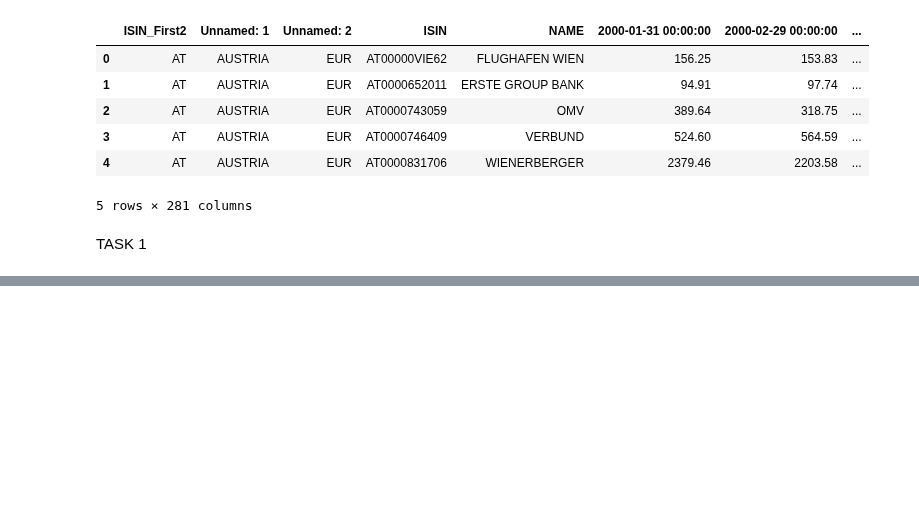
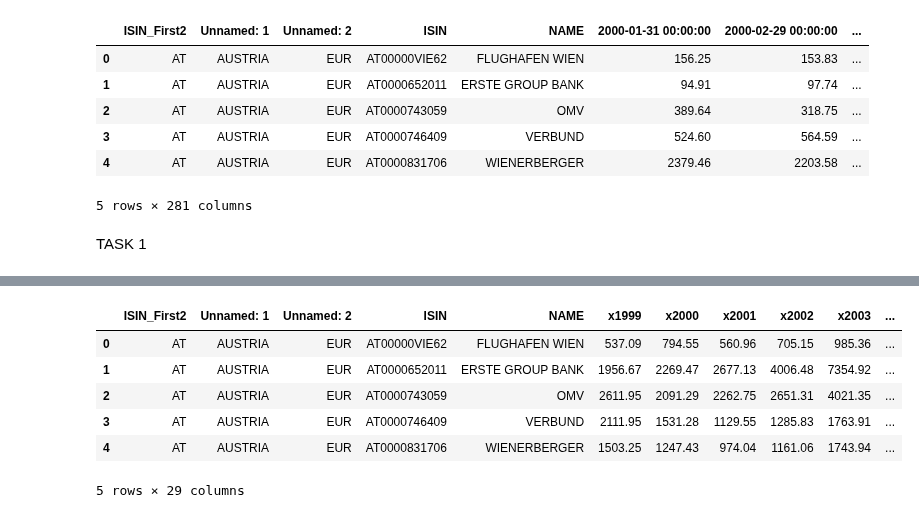
Before and after one commit to GiammarcoBozzelli/SEF, a Jupyter notebook: main.ipynb, the cells around one changed output, grey strips where cells are left out. Saved outputs shown, nothing was run; the diff lists cells and outputs as text; code cells hidden in the pictures; blank space fills up the shorter version.

```diff
--- a/main.ipynb
+++ b/main.ipynb
@@ -175,0 +191,10 @@ TASK 1
+# %%
+dfycapitalization.head()
+# %% [output]
+|  | ISIN_First2 | Unnamed: 1 | Unnamed: 2 | ISIN | NAME | x1999 | x2000 | x2001 | x2002 | x2003 | ... |
+| 0 | AT | AUSTRIA | EUR | AT00000VIE62 | FLUGHAFEN WIEN | 537.09 | 794.55 | 560.96 | 705.15 | 985.36 | ... |
+| 1 | AT | AUSTRIA | EUR | AT0000652011 | ERSTE GROUP BANK | 1956.67 | 2269.47 | 2677.13 | 4006.48 | 7354.92 | ... |
+| 2 | AT | AUSTRIA | EUR | AT0000743059 | OMV | 2611.95 | 2091.29 | 2262.75 | 2651.31 | 4021.35 | ... |
+| 3 | AT | AUSTRIA | EUR | AT0000746409 | VERBUND | 2111.95 | 1531.28 | 1129.55 | 1285.83 | 1763.91 | ... |
+| 4 | AT | AUSTRIA | EUR | AT0000831706 | WIENERBERGER | 1503.25 | 1247.43 | 974.04 | 1161.06 | 1743.94 | ... |
+5 rows × 29 columns
```
Also changed, not shown: parts of 13 cells of this notebook.
